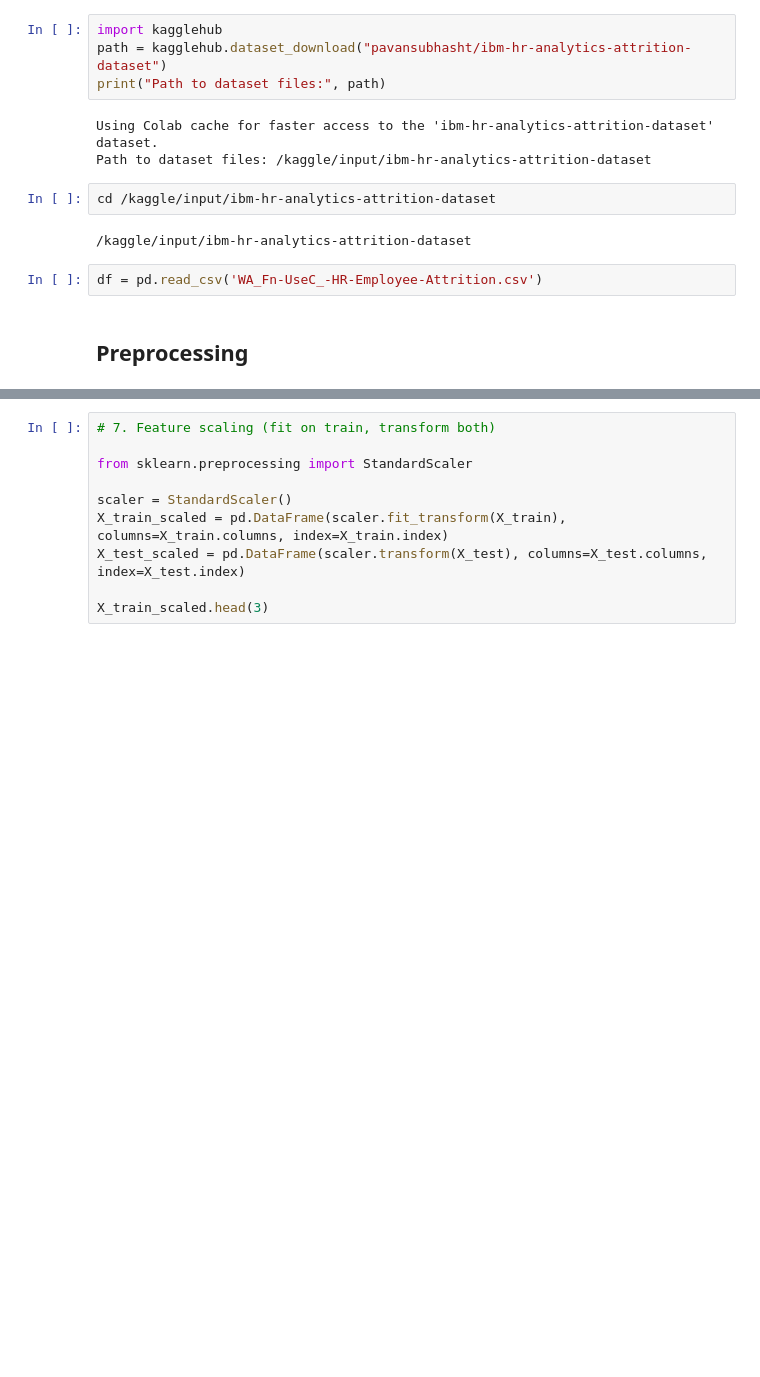
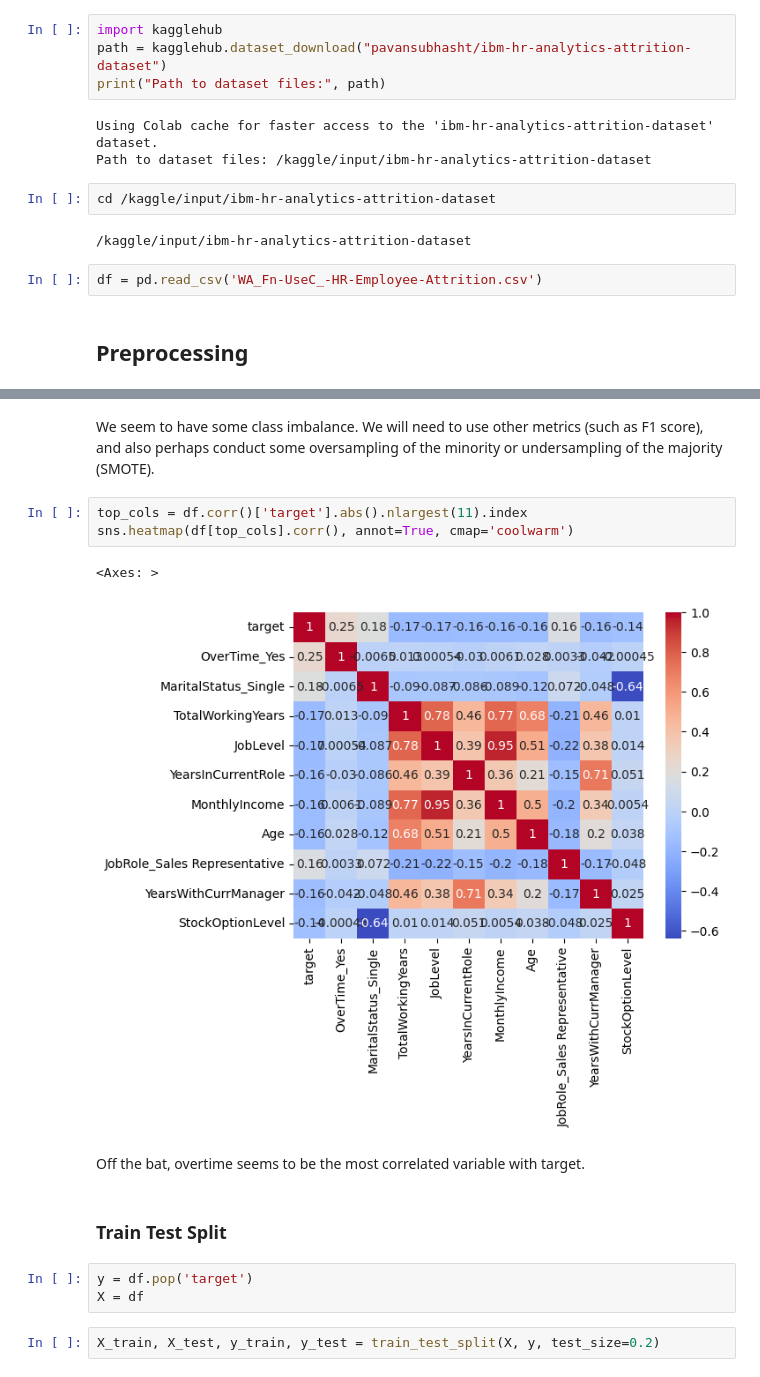
Before and after one commit to vorrjjard-2/bi_finalproj, a Jupyter notebook: part-2/main.ipynb, the cells around one changed output, grey strips where cells are left out. Saved outputs shown, nothing was run; the diff lists cells and outputs as text; blank space fills up the shorter version.

Commit message:
preprocessing done

```diff
--- a/part-2/main.ipynb
+++ b/part-2/main.ipynb
@@ -123,10 +110,17 @@ print(f"Test:  {X_test.shape[0]} samples")
-# %%
-# 7. Feature scaling (fit on train, transform both)
-
-from sklearn.preprocessing import StandardScaler
-
-scaler = StandardScaler()
-X_train_scaled = pd.DataFrame(scaler.fit_transform(X_train), columns=X_train.columns, index=X_train.index)
-X_test_scaled = pd.DataFrame(scaler.transform(X_test), columns=X_test.columns, index=X_test.index)
-
-X_train_scaled.head(3)
+# %% [markdown]
+We seem to have some class imbalance. We will need to use other metrics (such as F1 score), and also perhaps conduct some oversampling of the minority or undersampling of the majority (SMOTE).
+# %%
+top_cols = df.corr()['target'].abs().nlargest(11).index
+sns.heatmap(df[top_cols].corr(), annot=True, cmap='coolwarm')
+# %% [output]
+<Axes: >
+[figure, added]
+# %% [markdown]
+Off the bat, overtime seems to be the most correlated variable with target.
+# %% [markdown]
+### Train Test Split
+# %%
+y = df.pop('target')
+X = df
+# %%
+X_train, X_test, y_train, y_test = train_test_split(X, y, test_size=0.2)
```
Also changed, not shown: parts of 20 cells of this notebook.
